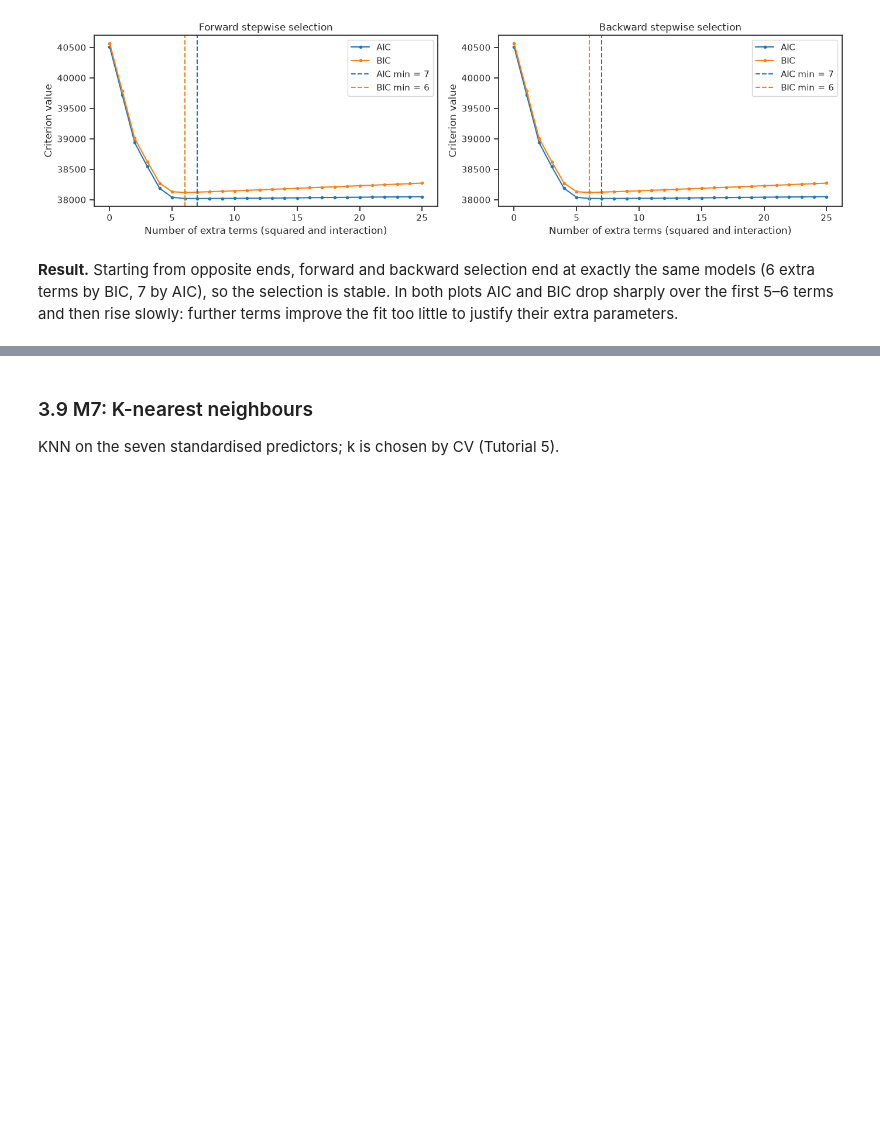
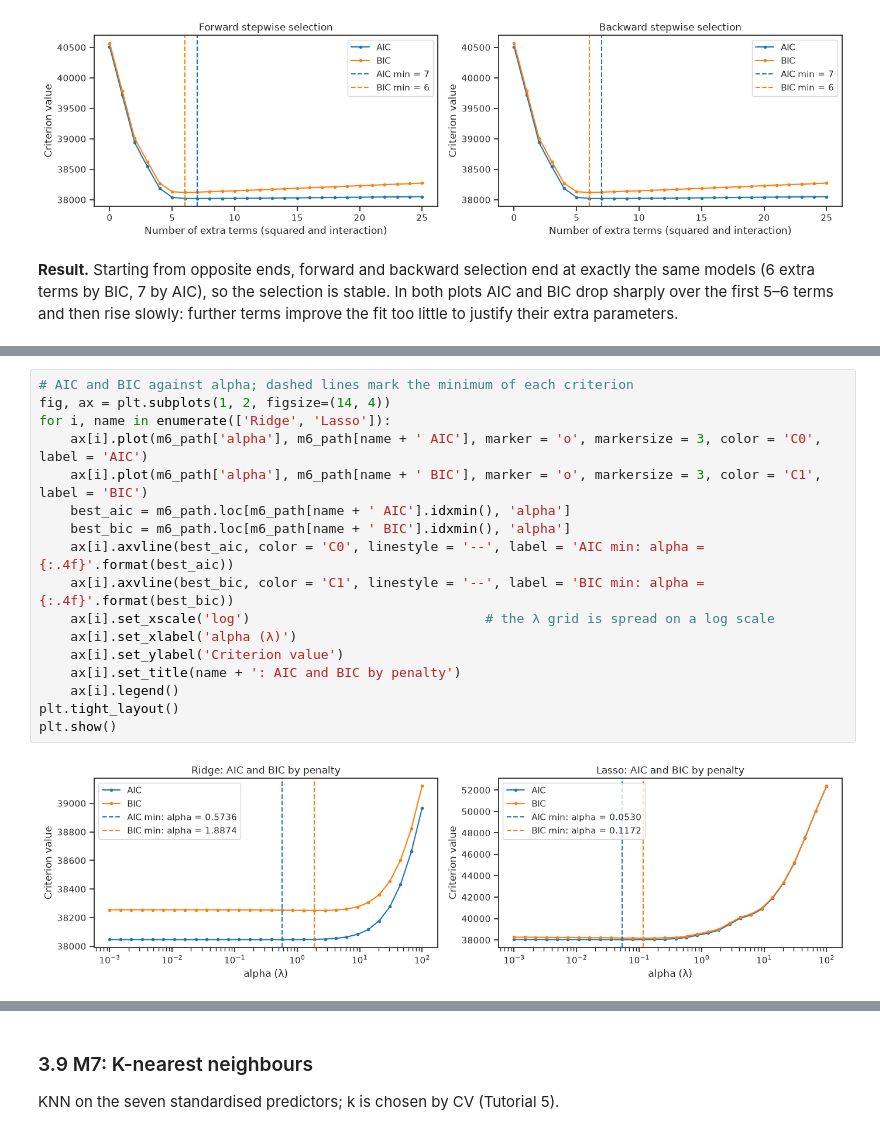
Before and after one commit to QingXueli/qbus2820, a Jupyter notebook: SID_Assignment1_implementation.ipynb, the cells around one changed output, grey strips where cells are left out. Cells and saved outputs as stored; diff of their text form; blank space fills up the shorter version.

```diff
--- a/SID_Assignment1_implementation.ipynb
+++ b/SID_Assignment1_implementation.ipynb
@@ -889,0 +886,19 @@ M6: Elastic net (alpha = 0.0100, l1_ratio = 0.9): CV MSE 2022.4385 (SE 25.0940)
+# %%
+# AIC and BIC against alpha; dashed lines mark the minimum of each criterion
+fig, ax = plt.subplots(1, 2, figsize=(14, 4))
+for i, name in enumerate(['Ridge', 'Lasso']):
+    ax[i].plot(m6_path['alpha'], m6_path[name + ' AIC'], marker = 'o', markersize = 3, color = 'C0', label = 'AIC')
+    ax[i].plot(m6_path['alpha'], m6_path[name + ' BIC'], marker = 'o', markersize = 3, color = 'C1', label = 'BIC')
+    best_aic = m6_path.loc[m6_path[name + ' AIC'].idxmin(), 'alpha']
+    best_bic = m6_path.loc[m6_path[name + ' BIC'].idxmin(), 'alpha']
+    ax[i].axvline(best_aic, color = 'C0', linestyle = '--', label = 'AIC min: alpha = {:.4f}'.format(best_aic))
+    ax[i].axvline(best_bic, color = 'C1', linestyle = '--', label = 'BIC min: alpha = {:.4f}'.format(best_bic))
+    ax[i].set_xscale('log')                              # the λ grid is spread on a log scale
+    ax[i].set_xlabel('alpha (λ)')
+    ax[i].set_ylabel('Criterion value')
+    ax[i].set_title(name + ': AIC and BIC by penalty')
+    ax[i].legend()
+plt.tight_layout()
+plt.show()
+# %% [output]
+[figure, added]
```
Also changed, not shown: parts of 12 cells of this notebook, 3 other files.
